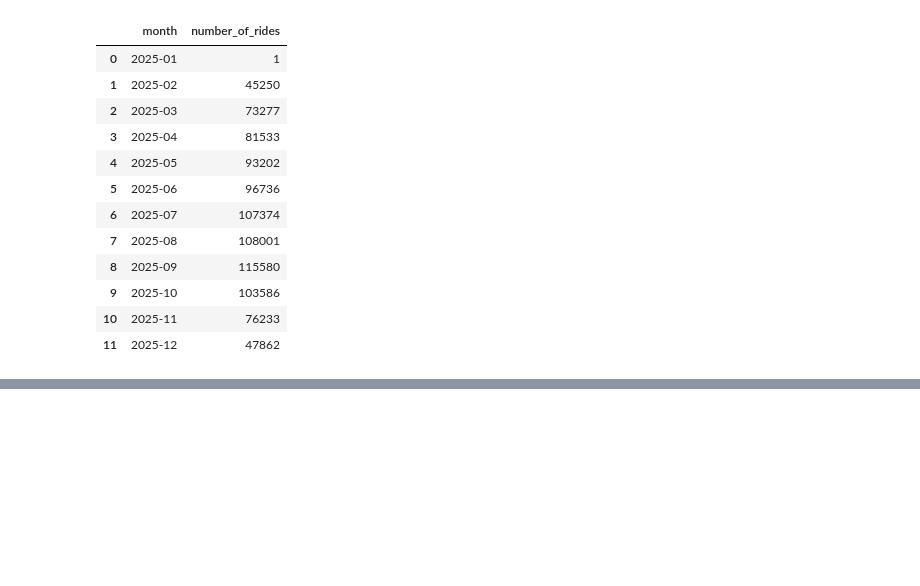
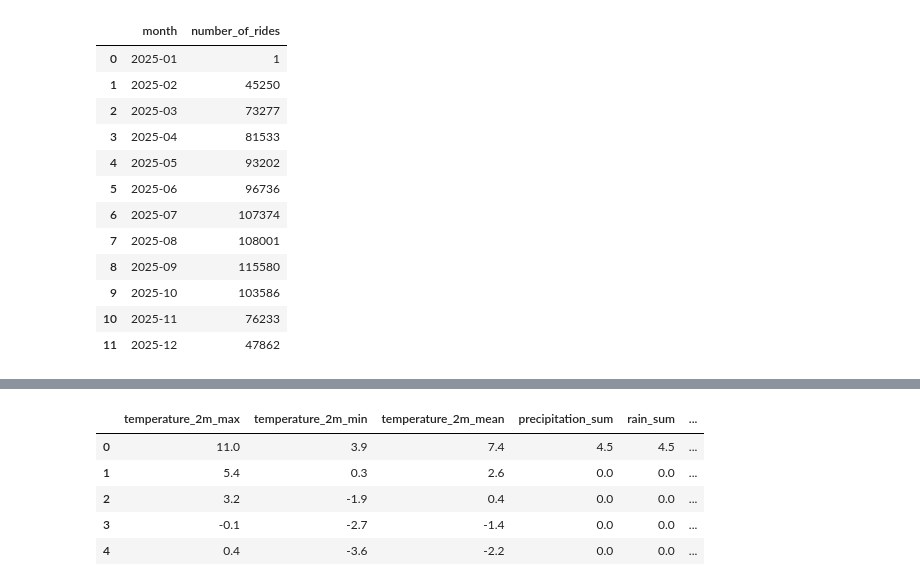
Before and after one commit to chilingaryantatev-tech/Citibike, a Jupyter notebook: notebooks/4_Data_Visualization.ipynb, the cells around one changed output, grey strips where cells are left out. Cells and saved outputs as stored; diff of their text form; code cells hidden in the pictures; blank space fills up the shorter version.

```diff
--- a/notebooks/4_Data_Visualization.ipynb
+++ b/notebooks/4_Data_Visualization.ipynb
@@ -61,0 +214,11 @@ fig.show()
+# %%
+weather_daily = pd.read_csv("../data/JC/jersey_weather_2025.csv")
+# %%
+weather_daily.head()
+# %% [output]
+|  | temperature_2m_max | temperature_2m_min | temperature_2m_mean | precipitation_sum | rain_sum | ... |
+| 0 | 11.0 | 3.9 | 7.4 | 4.5 | 4.5 | ... |
+| 1 | 5.4 | 0.3 | 2.6 | 0.0 | 0.0 | ... |
+| 2 | 3.2 | -1.9 | 0.4 | 0.0 | 0.0 | ... |
+| 3 | -0.1 | -2.7 | -1.4 | 0.0 | 0.0 | ... |
+| 4 | 0.4 | -3.6 | -2.2 | 0.0 | 0.0 | ... |
```
Also changed, not shown: parts of 12 cells of this notebook, 1 other file.
